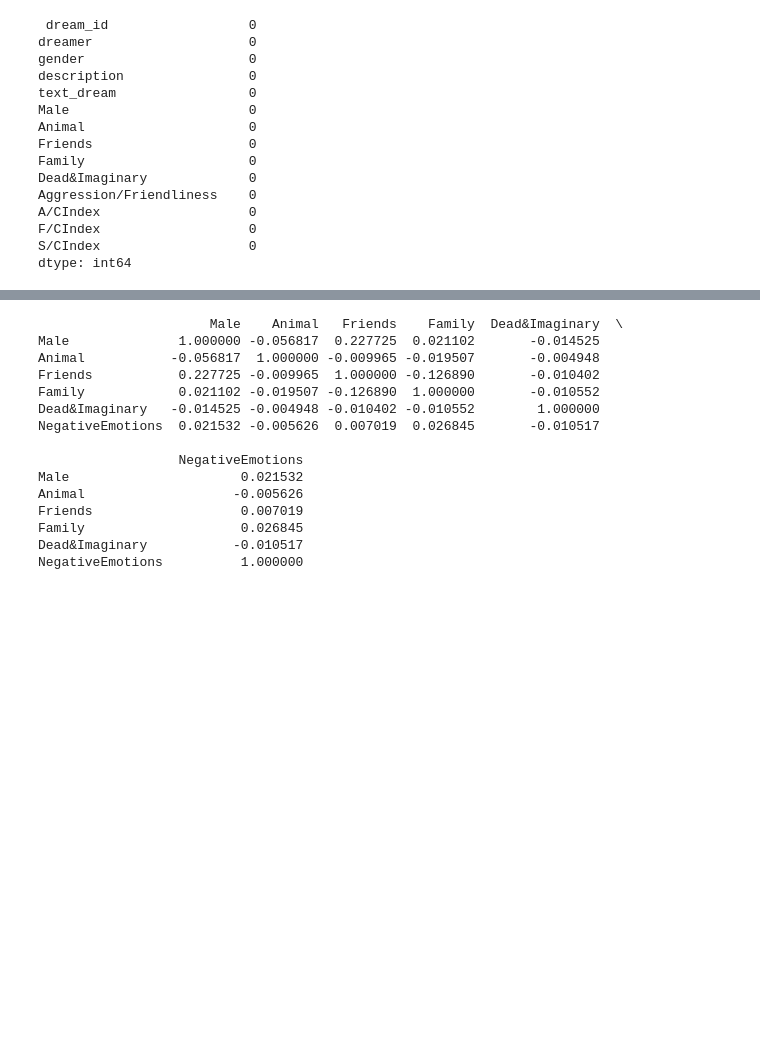
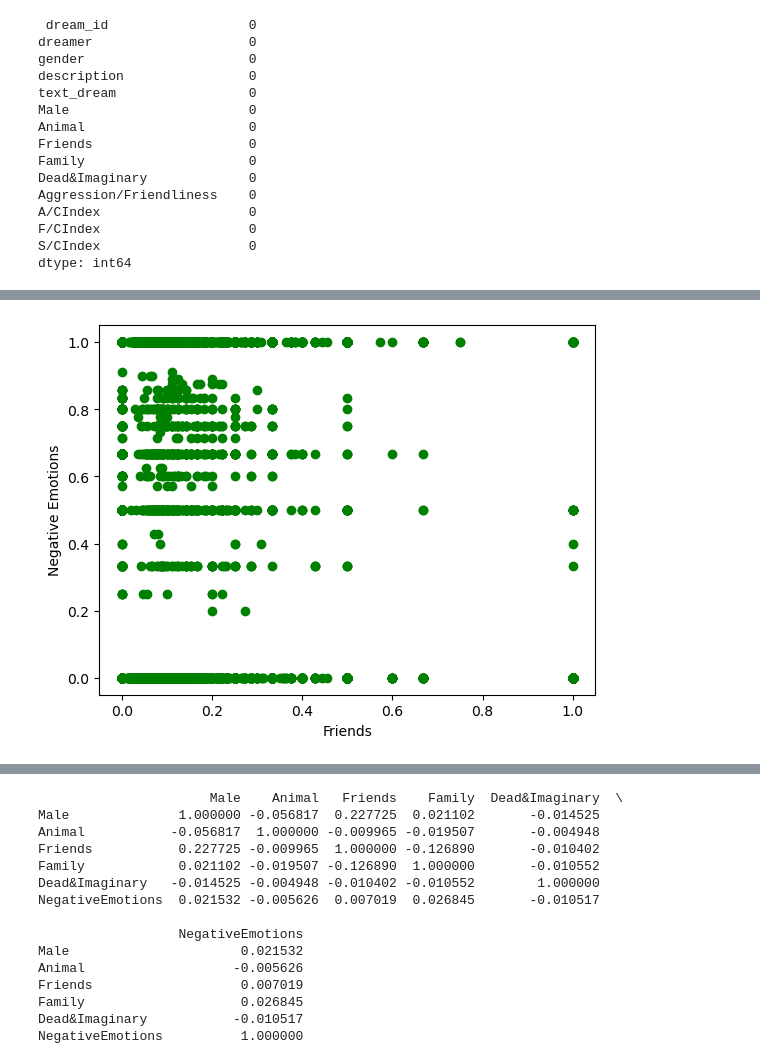
Before and after one commit to erika-ld/CPSC483-Machine-Learning-Project, a Jupyter notebook: data_preprocessing.ipynb, the cells around one changed output, grey strips where cells are left out. Drawn from its saved outputs; the diff is of its cells as text; code cells hidden in the pictures; blank space fills up the shorter version.

```diff
--- a/data_preprocessing.ipynb
+++ b/data_preprocessing.ipynb
@@ -206,0 +210,7 @@ plt.show()
+# %%
+plt.xlabel("Friends")
+plt.ylabel("Negative Emotions")
+plt.scatter(X_train['Friends'], y_train, color = 'green')
+plt.show()
+# %% [output]
+[figure, added]
```
Also changed, not shown: parts of 4 cells of this notebook.
